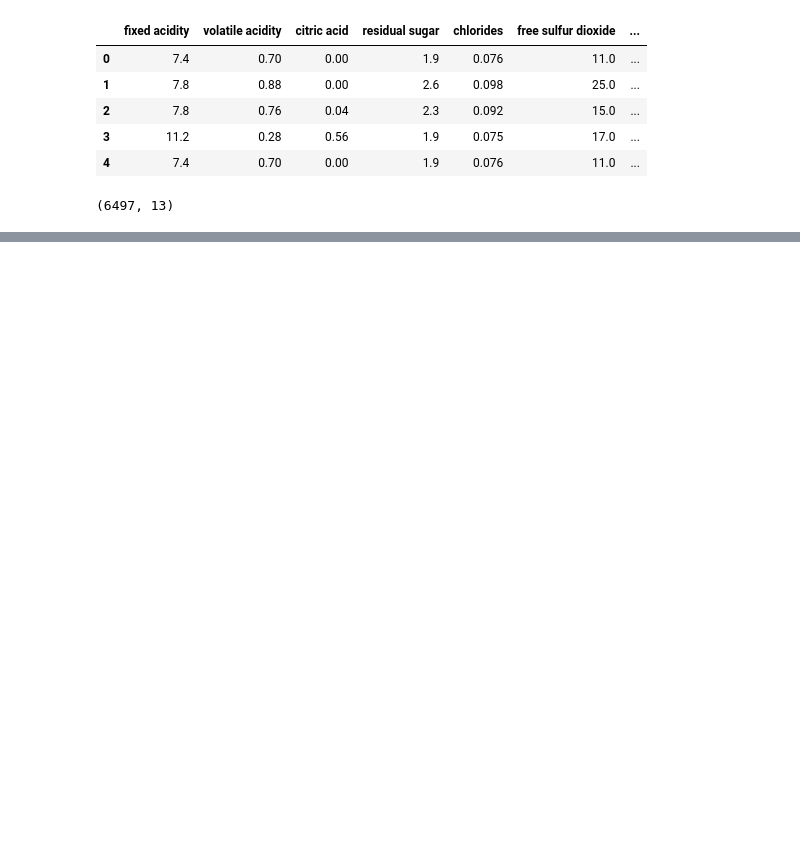
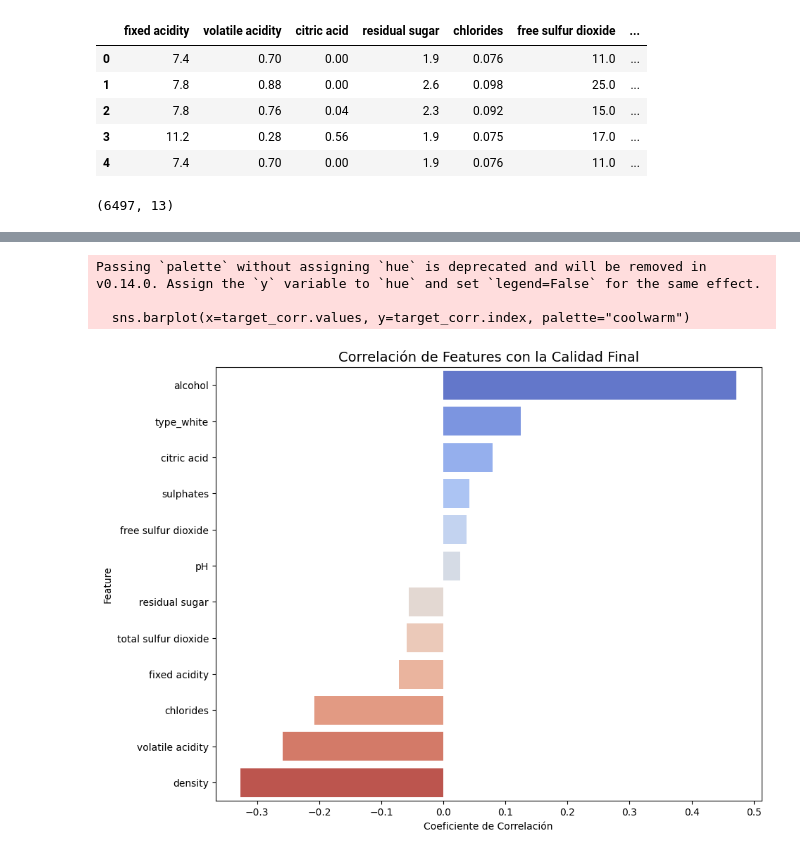
Before and after one commit to barre81-Valencia/Proyecto-maching-learning, a Jupyter notebook: Proyecto ML.ipynb, the cells around one changed output, grey strips where cells are left out. Drawn from its saved outputs; the diff is of its cells as text; code cells hidden in the pictures; blank space fills up the shorter version.

```diff
--- a/Proyecto ML.ipynb
+++ b/Proyecto ML.ipynb
@@ -26,0 +621,32 @@ df_vino_combinado.shape
+# %%
+# 1. Crear una COPIA del DataFrame para la correlación
+# Esto es importante para no modificar el DataFrame original si no lo deseas.
+df_corr = df_vino_combinado.copy()
+
+# 2. Aplicar One-Hot Encoding a la columna 'type'
+# Esto crea la columna 'type_white' (o 'type_red') que es numérica (0 o 1).
+df_corr = pd.get_dummies(df_corr, columns=['type'], drop_first=True)
+
+# 3. Eliminar columnas que no son Features ni Target (si existen)
+# Nos aseguramos de que solo queden números.
+df_corr = df_corr.drop(columns=['quality_clase', 'quality_clase_5', 'Etiqueta_Final', 'quality_clase_4', 'quality'], errors='ignore')
+
+
+# 4. Calcular la matriz de correlación (¡Ahora solo contiene números!)
+# Usamos el target definitivo 'quality_clase_final' (que ya es numérico 0, 1, 2)
+corr_matrix = df_corr.corr()
+
+plt.figure(figsize=(10, 8))
+# Usamos el target final para el análisis
+target_corr = corr_matrix['quality_clase_final'].sort_values(ascending=False).drop('quality_clase_final')
+
+sns.barplot(x=target_corr.values, y=target_corr.index, palette="coolwarm")
+plt.title('Correlación de Features con la Calidad Final', fontsize=14)
+plt.xlabel('Coeficiente de Correlación')
+plt.ylabel('Feature')
+plt.show()
+# %% [output]
+Passing `palette` without assigning `hue` is deprecated and will be removed in v0.14.0. Assign the `y` variable to `hue` and set `legend=False` for the same effect.
+
+  sns.barplot(x=target_corr.values, y=target_corr.index, palette="coolwarm")
+[figure, added]
```
Also changed, not shown: parts of 38 cells of this notebook, 15 other files.
